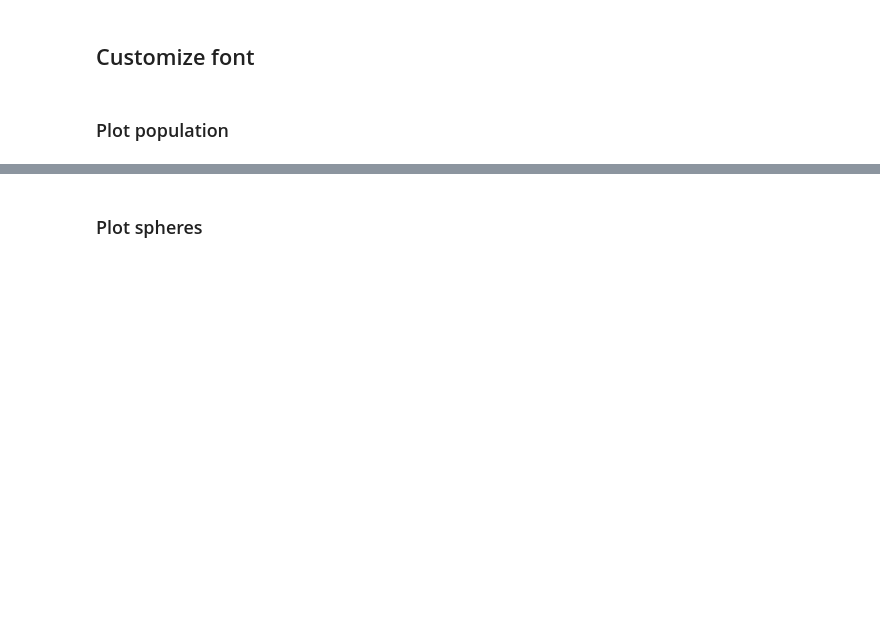
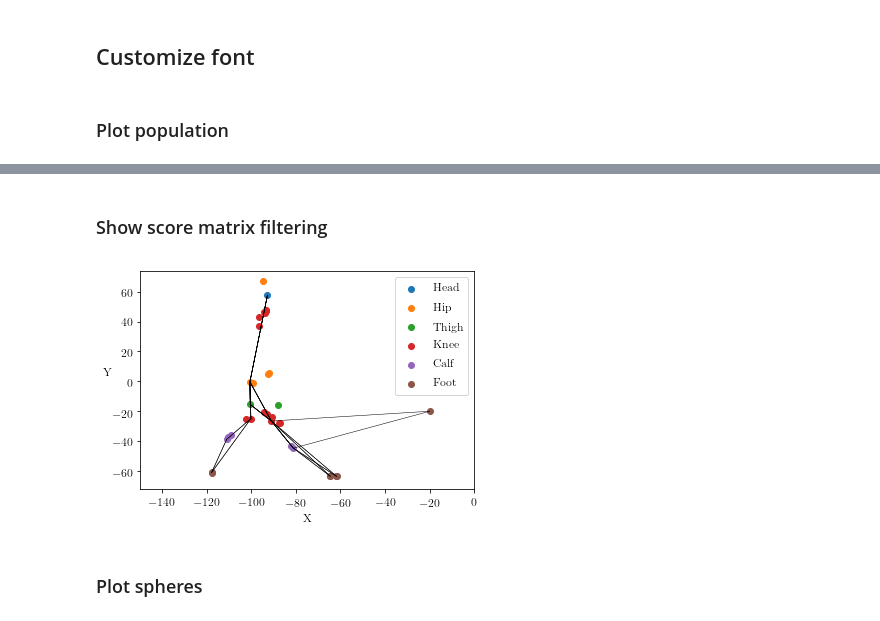
Before and after one commit to ajhynes7/side-view-depth-gait, a Jupyter notebook: notebooks/create_figures.ipynb, the cells around one changed output, grey strips where cells are left out. Saved outputs shown, nothing was run; the diff lists cells and outputs as text; code cells hidden in the pictures; blank space fills up the shorter version.

Commit message:
Write code in notebook to illustrate filtering the score matrix.

```diff
--- a/notebooks/create_figures.ipynb
+++ b/notebooks/create_figures.ipynb
@@ -30,3 +31,9 @@ part_types = ['Head', 'Hip', 'Thigh', 'Knee', 'Calf', 'Foot']
+# %%
+population = np.vstack([population, [-20, -20, 300]])
+labels = np.append(labels, max(labels))
+
+path_extra = np.append(path_matrix[-1, :-1], len(labels) - 1)
+path_matrix = np.vstack([path_matrix, path_extra])
 # %% [markdown]
 ## Customize font
 # %%
@@ -52,5 +61,36 @@ plt.show()
 # %%
 # fig.savefig('labelled_points.pdf', format='pdf', dpi=1200)
+# %% [markdown]
+### Show score matrix filtering
+# %%
+label_adj_list = {0: {1}, 1: {2, 3}, 2: {3}, 3: {4, 5}, 4: {5}}
+# %%
+population_groups = list(nf.group_by_label(population, labels))
+
+pl.scatter_labels(population, labels)
+plt.legend(part_types)
+
+# Plot links of unfiltered score matrix
+# for u in label_adj_list:
+#     for v in label_adj_list[u]:
+#         points_u, points_v = population_groups[u], population_groups[v]
+#         pl.connect_two_sets(points_u, points_v, c='k', linewidth=0.05)
+
+# Plot links of filtered score matrix
+for path in path_matrix:
+    for u in label_adj_list:
+        for v in label_adj_list[u]:
+            a, b = path[u], path[v]
+
+            point_a, point_b = population[a], population[b]
+            pl.connect_points(point_a, point_b, c='k', linewidth=0.5)
+
+plt.xlim((-150, 0))
+plt.xlabel('X')
+plt.ylabel('Y', rotation=0)
+plt.show()
+# %% [output]
+[figure, added]
 # %% [markdown]
 ### Plot spheres
 # %%
```
Also changed, not shown: parts of 6 cells of this notebook.
